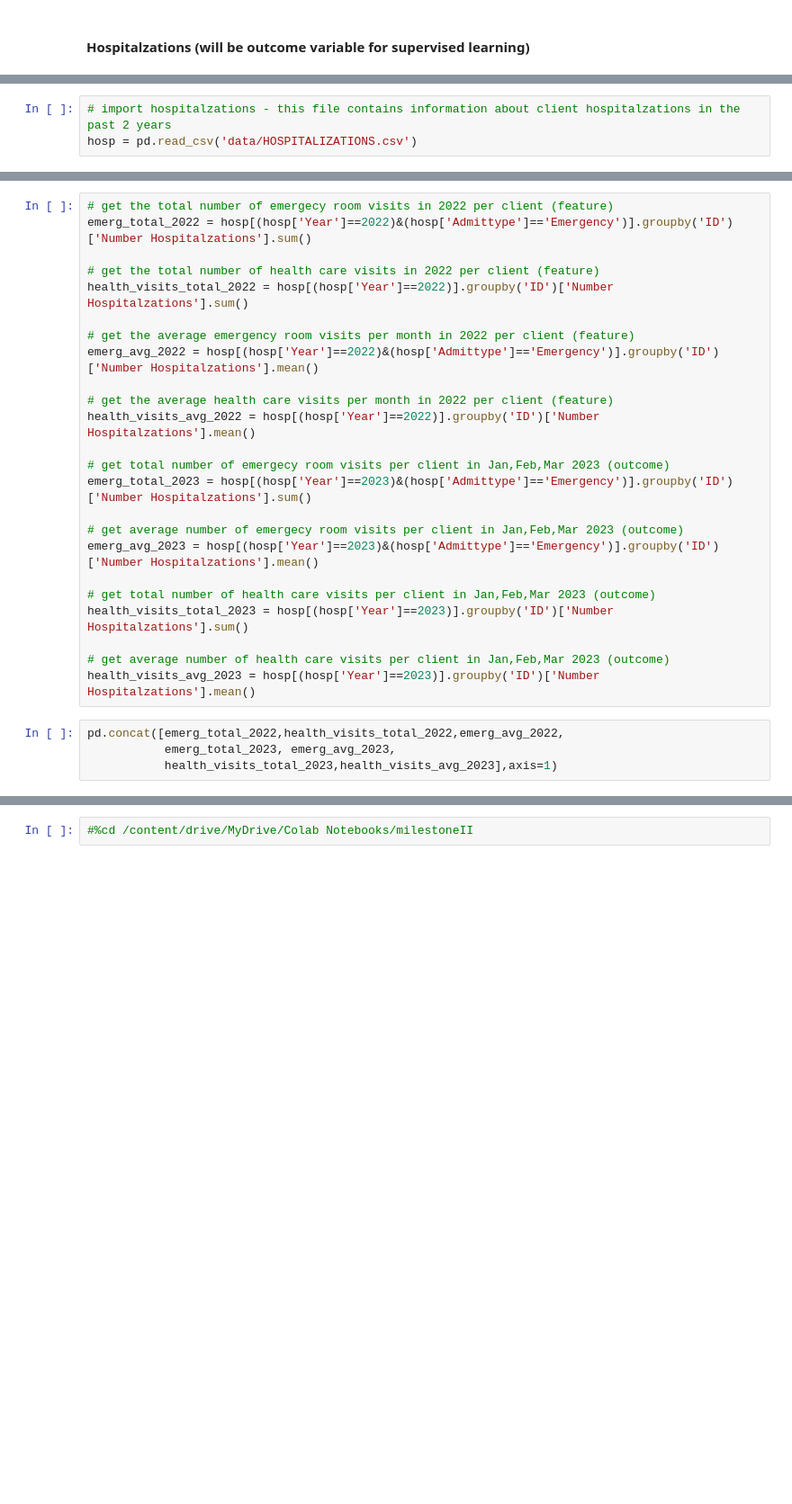
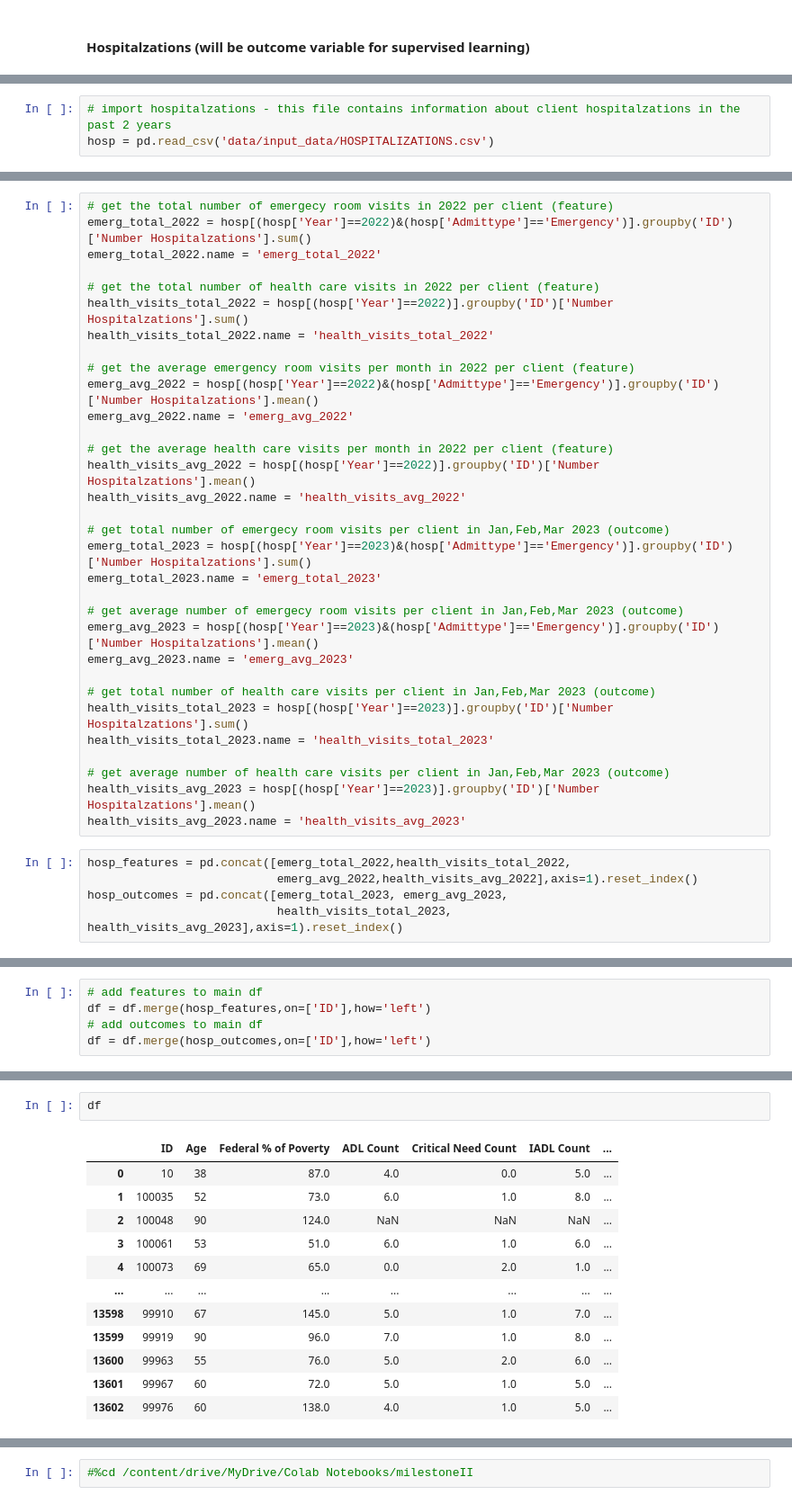
Before and after one commit to rhailper/milestoneII, a Jupyter notebook: notebooks/SIADS696_DataExplorationAndCleaning.ipynb, the cells around one changed output, grey strips where cells are left out. Shown: that part at 90% size. Saved outputs shown, nothing was run; the diff lists cells and outputs as text; blank space fills up the shorter version.

Commit message:
Data cleaning

```diff
--- a/notebooks/SIADS696_DataExplorationAndCleaning.ipynb
+++ b/notebooks/SIADS696_DataExplorationAndCleaning.ipynb
@@ -119,3 +148,3 @@ def convert_hosp(hosp,year,emerg_only=True):
 # %%
 # import hospitalzations - this file contains information about client hospitalzations in the past 2 years
-hosp = pd.read_csv('data/HOSPITALIZATIONS.csv')
+hosp = pd.read_csv('data/input_data/HOSPITALIZATIONS.csv')
@@ -131,28 +151,37 @@ emerg_total_2022.name = 'emerg_total_2022'
 # %%
 # get the total number of emergecy room visits in 2022 per client (feature)
 emerg_total_2022 = hosp[(hosp['Year']==2022)&(hosp['Admittype']=='Emergency')].groupby('ID')['Number Hospitalzations'].sum()
+emerg_total_2022.name = 'emerg_total_2022'
 
 # get the total number of health care visits in 2022 per client (feature)
 health_visits_total_2022 = hosp[(hosp['Year']==2022)].groupby('ID')['Number Hospitalzations'].sum()
+health_visits_total_2022.name = 'health_visits_total_2022'
 
 # get the average emergency room visits per month in 2022 per client (feature)
 emerg_avg_2022 = hosp[(hosp['Year']==2022)&(hosp['Admittype']=='Emergency')].groupby('ID')['Number Hospitalzations'].mean()
+emerg_avg_2022.name = 'emerg_avg_2022'
 
 # get the average health care visits per month in 2022 per client (feature)
 health_visits_avg_2022 = hosp[(hosp['Year']==2022)].groupby('ID')['Number Hospitalzations'].mean()
+health_visits_avg_2022.name = 'health_visits_avg_2022'
 
 # get total number of emergecy room visits per client in Jan,Feb,Mar 2023 (outcome)
 emerg_total_2023 = hosp[(hosp['Year']==2023)&(hosp['Admittype']=='Emergency')].groupby('ID')['Number Hospitalzations'].sum()
+emerg_total_2023.name = 'emerg_total_2023'
 
 # get average number of emergecy room visits per client in Jan,Feb,Mar 2023 (outcome)
 emerg_avg_2023 = hosp[(hosp['Year']==2023)&(hosp['Admittype']=='Emergency')].groupby('ID')['Number Hospitalzations'].mean()
+emerg_avg_2023.name = 'emerg_avg_2023'
 
 # get total number of health care visits per client in Jan,Feb,Mar 2023 (outcome)
 health_visits_total_2023 = hosp[(hosp['Year']==2023)].groupby('ID')['Number Hospitalzations'].sum()
+health_visits_total_2023.name = 'health_visits_total_2023'
 
 # get average number of health care visits per client in Jan,Feb,Mar 2023 (outcome)
 health_visits_avg_2023 = hosp[(hosp['Year']==2023)].groupby('ID')['Number Hospitalzations'].mean()
+health_visits_avg_2023.name = 'health_visits_avg_2023'
 # %%
-pd.concat([emerg_total_2022,health_visits_total_2022,emerg_avg_2022,
-           emerg_total_2023, emerg_avg_2023,
-           health_visits_total_2023,health_visits_avg_2023],axis=1)
+hosp_features = pd.concat([emerg_total_2022,health_visits_total_2022,
+                           emerg_avg_2022,health_visits_avg_2022],axis=1).reset_index()
+hosp_outcomes = pd.concat([emerg_total_2023, emerg_avg_2023,
+                           health_visits_total_2023, health_visits_avg_2023],axis=1).reset_index()
@@ -173,0 +188,5 @@ pd.concat([emerg_total_2022,health_visits_total_2022,emerg_avg_2022,
+# %%
+# add features to main df
+df = df.merge(hosp_features,on=['ID'],how='left')
+# add outcomes to main df
+df = df.merge(hosp_outcomes,on=['ID'],how='left')
@@ -173,0 +201,15 @@ pd.concat([emerg_total_2022,health_visits_total_2022,emerg_avg_2022,
+# %%
+df
+# %% [output]
+|  | ID | Age | Federal % of Poverty | ADL Count | Critical Need Count | IADL Count | ... |
+| 0 | 10 | 38 | 87.0 | 4.0 | 0.0 | 5.0 | ... |
+| 1 | 100035 | 52 | 73.0 | 6.0 | 1.0 | 8.0 | ... |
+| 2 | 100048 | 90 | 124.0 | NaN | NaN | NaN | ... |
+| 3 | 100061 | 53 | 51.0 | 6.0 | 1.0 | 6.0 | ... |
+| 4 | 100073 | 69 | 65.0 | 0.0 | 2.0 | 1.0 | ... |
+| ... | ... | ... | ... | ... | ... | ... | ... |
+| 13598 | 99910 | 67 | 145.0 | 5.0 | 1.0 | 7.0 | ... |
+| 13599 | 99919 | 90 | 96.0 | 7.0 | 1.0 | 8.0 | ... |
+| 13600 | 99963 | 55 | 76.0 | 5.0 | 2.0 | 6.0 | ... |
+| 13601 | 99967 | 60 | 72.0 | 5.0 | 1.0 | 5.0 | ... |
+| 13602 | 99976 | 60 | 138.0 | 4.0 | 1.0 | 5.0 | ... |
```
Also changed, not shown: parts of 26 cells of this notebook.
